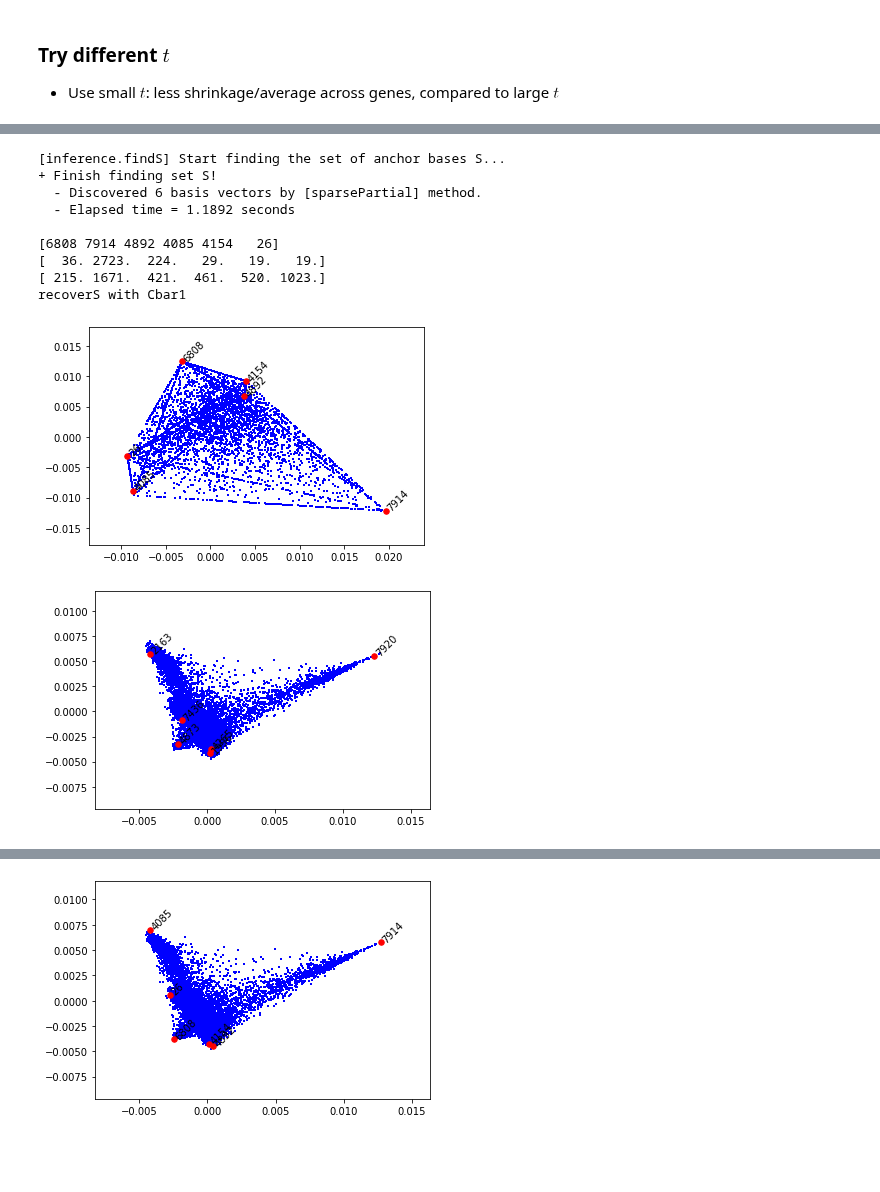
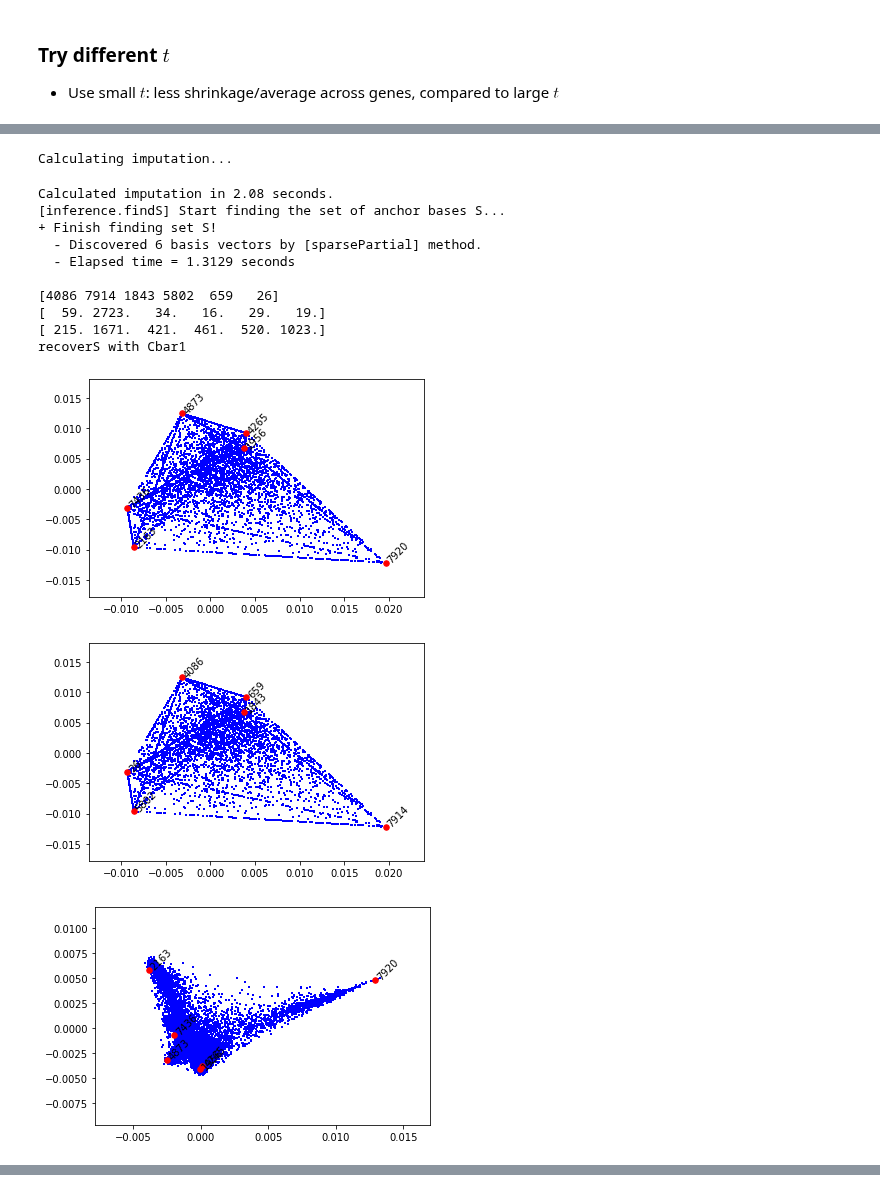
Before and after one commit to zihao12/pyJSMF-RAW, a Jupyter notebook: experiments/magic.ipynb, the cells around one changed output, grey strips where cells are left out. Saved outputs shown, nothing was run; the diff lists cells and outputs as text; code cells hidden in the pictures; blank space fills up the shorter version.

Commit message:
update magic experiments again

```diff
--- a/experiments/magic.ipynb
+++ b/experiments/magic.ipynb
@@ -296,8 +353,8 @@ Previous experiment we scaled each gene to have the same total expression, take
 # %%
 Y_normalized = scprep.transform.sqrt(X.T)
 magic_op = magic.MAGIC()
+magic_op.set_params(random_state = 12)
 magic_op.fit(Y_normalized)
-Y_magic = magic_op.transform(X.T)
 # %% [output]
 Running MAGIC on 8766 cells and 3207 genes.
 Calculating graph and diffusion operator...
@@ -313,29 +370,37 @@ Calculated imputation in 2.04 seconds.
 # %%
+magic_op.set_params(t = 3)
+
+Y_magic = magic_op.transform(X.T)
 Cbar_m = Y_magic.T / Y_magic.T.sum(axis = 1)[:, None]
 Cbar_m = Cbar_m.T @ Cbar_m / n
 Cbar_m = Cbar_m / Cbar_m.sum(axis = 1)[:, None]
 S_m, _, _ = findS(Cbar_m, k)
 Cbar_m = Cbar_proj(Cbar_m)
 
 
 print(S_m)
 print(X.toarray().sum(axis = 0)[S_m])
 print(X.toarray().sum(axis = 0)[S0])
 
 
 which_dim = [0, 1]
 print("recoverS with Cbar1")
+vis_extremal_pca(Cbar0_pj, S0, which_dim = which_dim, annotate=True,fontsize=10)
 vis_extremal_pca(Cbar0_pj, S_m, which_dim = which_dim, annotate=True,fontsize=10)
 vis_extremal_pca(Cbar_m, S0, which_dim = which_dim, annotate=True,fontsize=10)
+vis_extremal_pca(Cbar_m, S_m, which_dim = which_dim, annotate=True,fontsize=10)
 # %% [output]
-[inference.findS] Start finding the set of anchor bases S...
-+ Finish finding set S!
-  - Discovered 6 basis vectors by [sparsePartial] method.
-  - Elapsed time = 1.1892 seconds
-
-[6808 7914 4892 4085 4154   26]
-[  36. 2723.  224.   29.   19.   19.]
-[ 215. 1671.  421.  461.  520. 1023.]
-recoverS with Cbar1
+Calculating imputation...
+Calculated imputation in 2.08 seconds.
+[inference.findS] Start finding the set of anchor bases S...
++ Finish finding set S!
+  - Discovered 6 basis vectors by [sparsePartial] method.
+  - Elapsed time = 1.3129 seconds
+
+[4086 7914 1843 5802  659   26]
+[  59. 2723.   34.   16.   29.   19.]
+[ 215. 1671.  421.  461.  520. 1023.]
+recoverS with Cbar1
-[figure, old version]
+[figure, new version]
-[figure, old version]
+[figure, new version]
+[figure, added]
@@ -342,4 +407,0 @@ recoverS with Cbar1
-# %%
-vis_extremal_pca(Cbar_m, S_m, which_dim = which_dim, annotate=True,fontsize=10)
-# %% [output]
-[figure, removed]
```
Also changed, not shown: parts of 19 cells of this notebook, 1 other file.
